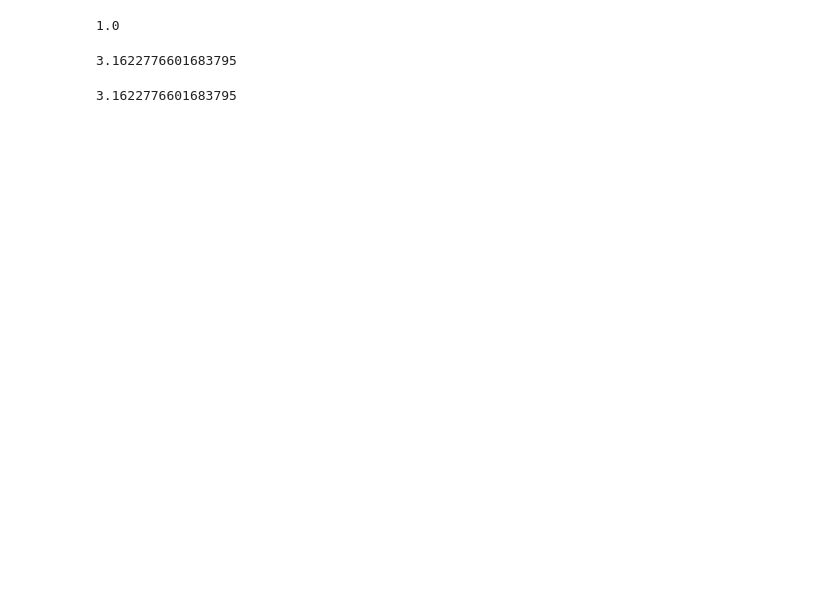
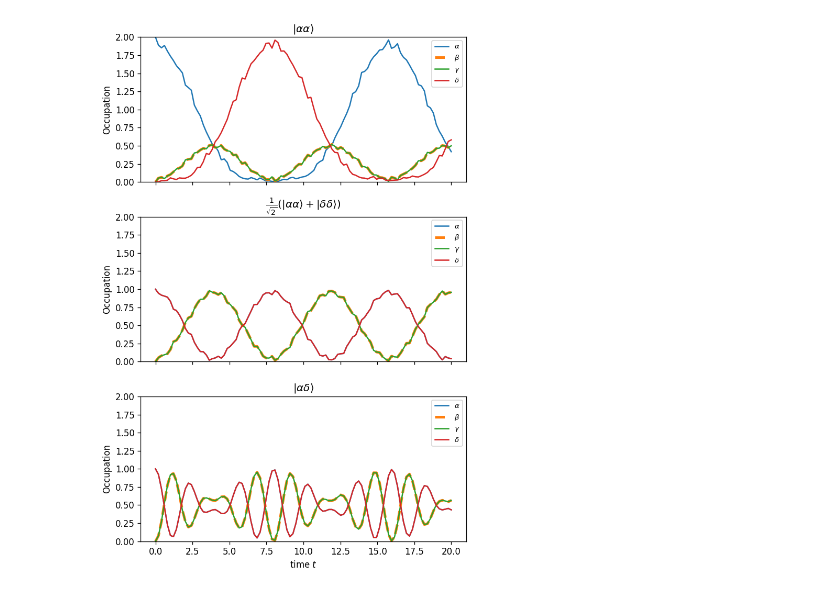
Before and after one commit to cgs2155/inter, a Jupyter notebook: singlecell.ipynb, the cells around one changed output. Cells and saved outputs as stored; diff of their text form; code cells hidden in the pictures; blank space fills up the shorter version.

```diff
--- a/singlecell.ipynb
+++ b/singlecell.ipynb
@@ -80,12 +80,62 @@ plt.legend()
 # %%
-np.linalg.norm(state)
+import numpy as np
+import matplotlib.pyplot as plt
+from scipy.linalg import expm
+
+# --- parameters & Hamiltonian ------------------------------------------------
+phi = 0
+U = 10
+ham  = H_cell(phi, U)
+N    = ham.shape[1]
+
+T     = 20          # total evolution time
+steps = 100         # number of time samples
+time  = np.linspace(0, T, steps)
+
+# -----------------------------------------------------------------------------
+# add as many states here as you wish
+init_states = [
+    e_n(0, N),
+    1/np.sqrt(2) * (e_n(0, N) + e_n(N-1, N)),
+    e_n(3, N)
+]
+state_labels = [r"$ | \alpha \alpha \rangle$", r"$\frac{1}{\sqrt{2}}( | \alpha \alpha \rangle + | \delta \delta \rangle )$", r"$ | \alpha \delta \rangle$"]
+
+
+# --- plotting ---------------------------------------------------------------
+n_states              = len(init_states)
+fig, axes             = plt.subplots(n_states, 1,
+                                     figsize=(6, 3*n_states),
+                                     sharex=True, dpi=120)
+axes = np.atleast_1d(axes)            # ensures iterable even if n_states = 1
+
+for idx, (state, ax) in enumerate(zip(init_states, axes), start=1):
+    supp_a, supp_b, supp_c, supp_d = [], [], [], []
+
+    for t in time:
+        U    = expm(-1j * t * ham)     # U(t)
+        Udag = U.conj().T              # U†(t)
+
+        supp_a.append(abs(state.conj().T @ U @ n_alpha  @ Udag @ state))
+        supp_b.append(abs(state.conj().T @ U @ n_beta   @ Udag @ state))
+        supp_c.append(abs(state.conj().T @ U @ n_gamma  @ Udag @ state))
+        supp_d.append(abs(state.conj().T @ U @ n_delta  @ Udag @ state))
+
+    # draw the four curves for this initial state
+    ax.plot(time, supp_a, label=r"$\alpha$")
+    ax.plot(time, supp_b, label=r"$\beta$", linestyle="--", lw=3)
+    ax.plot(time, supp_c, label=r"$\gamma$")
+    ax.plot(time, supp_d, label=r"$\delta$")
+    ax.set_ylim(0,2)
+
+    ax.set_ylabel("Occupation")
+    ax.set_title(state_labels[idx-1])
+    ax.legend(fontsize=8)
+
+# shared x-axis label on bottom subplot only
+axes[-1].set_xlabel("time $t$")
+fig.tight_layout()
+
+plt.show()
 # %% [output]
-1.0
+[figure, added]
-# %%
-np.linalg.norm(state.conj().T @  np.exp(-1j * t * ham))
-# %% [output]
-3.1622776601683795
-# %%
-np.linalg.norm(np.exp(1j * t * ham) @ state)
-# %% [output]
-3.1622776601683795
```
Also changed, not shown: parts of 5 cells of this notebook, 21 other files.
